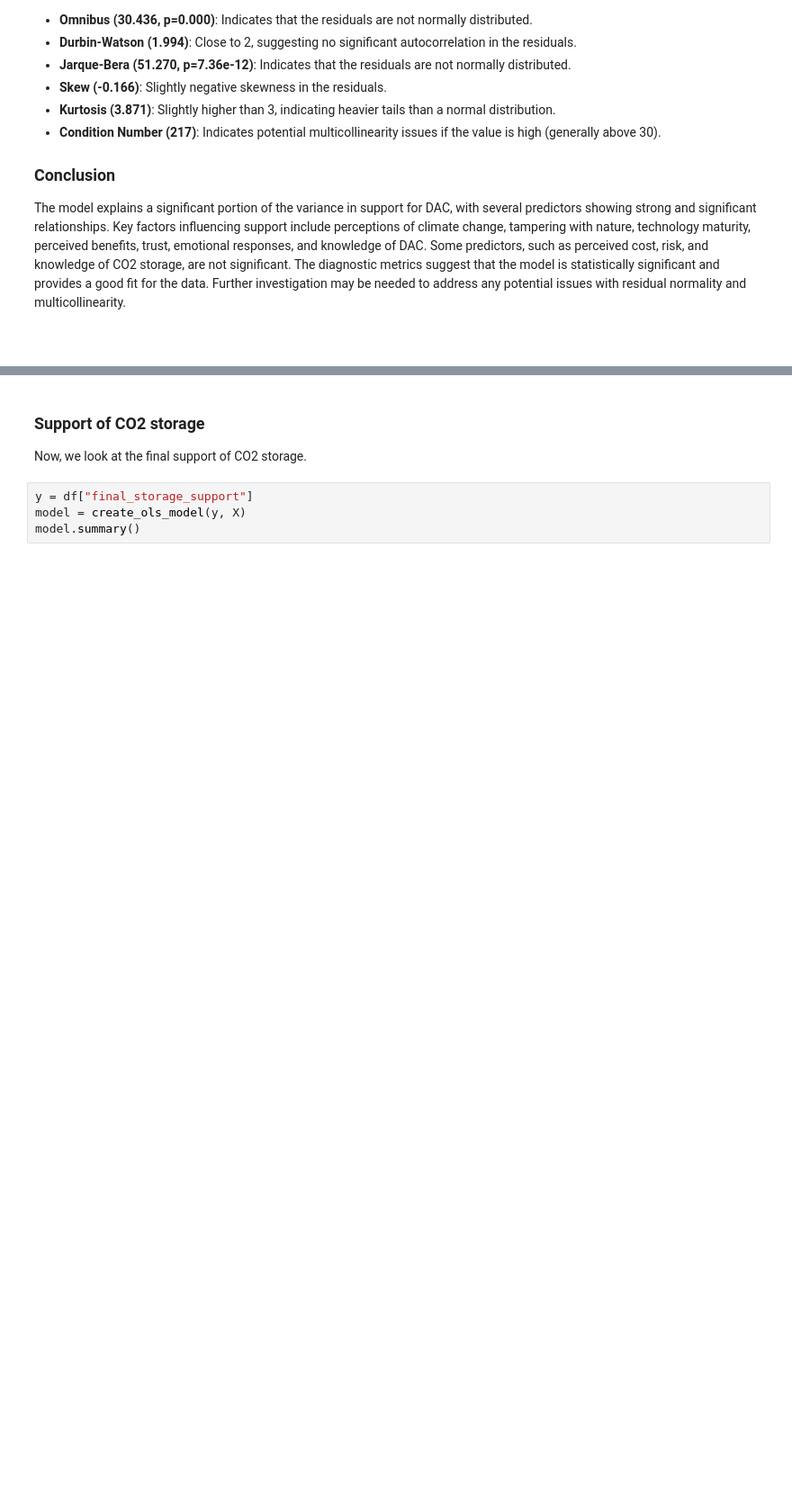
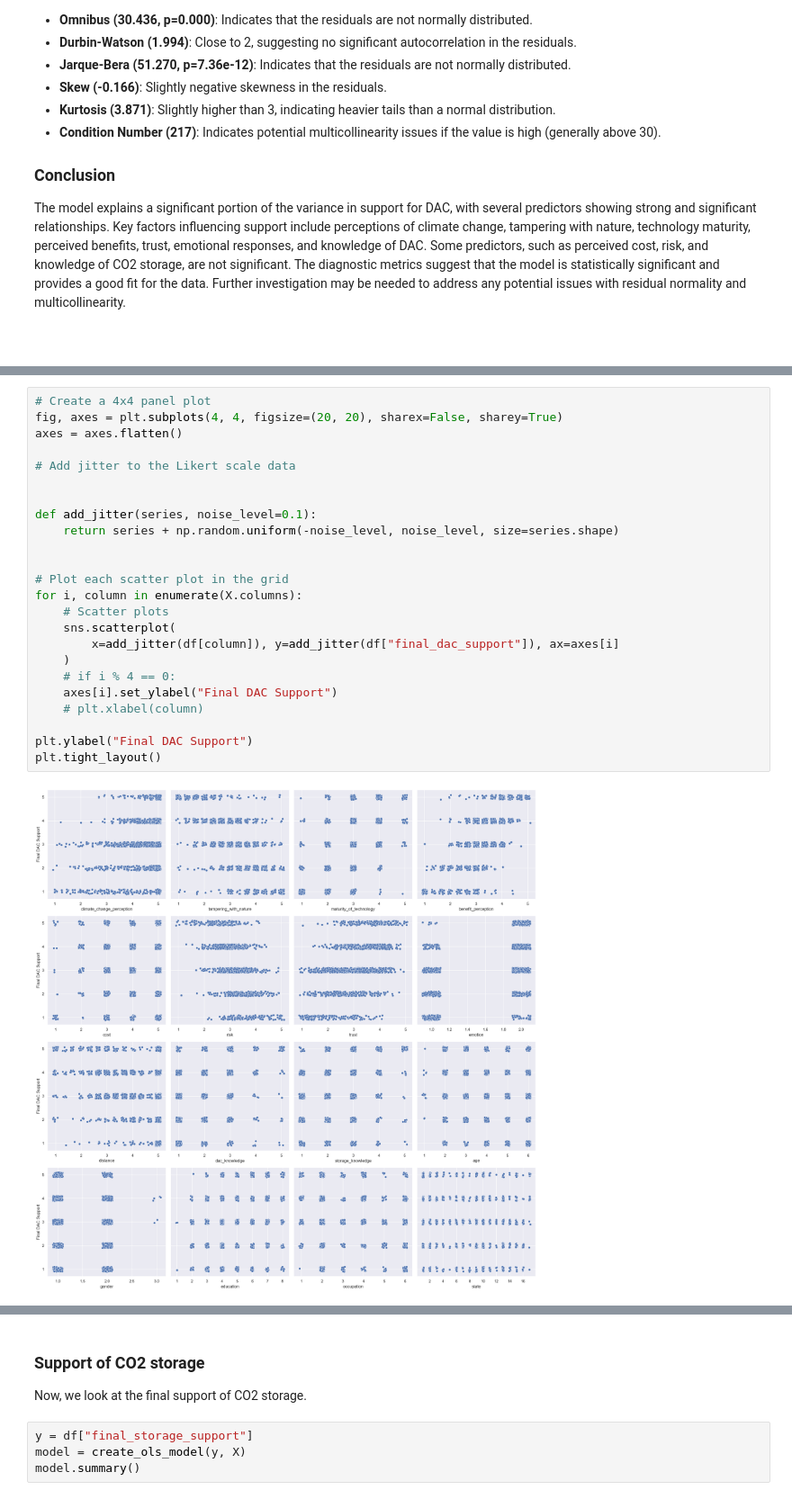
Before and after one commit to climate-service-center/dacstore, a Jupyter notebook: docs/model.ipynb, the cells around one changed output, grey strips where cells are left out. Shown at 90% size. Saved outputs shown, nothing was run; the diff lists cells and outputs as text; blank space fills up the shorter version.

```diff
--- a/docs/model.ipynb
+++ b/docs/model.ipynb
@@ -279,3 +285,29 @@ The model explains a significant portion of the variance in support for DAC, wit
+# %%
+# Create a 4x4 panel plot
+fig, axes = plt.subplots(4, 4, figsize=(20, 20), sharex=False, sharey=True)
+axes = axes.flatten()
+
+# Add jitter to the Likert scale data
+
+
+def add_jitter(series, noise_level=0.1):
+    return series + np.random.uniform(-noise_level, noise_level, size=series.shape)
+
+
+# Plot each scatter plot in the grid
+for i, column in enumerate(X.columns):
+    # Scatter plots
+    sns.scatterplot(
+        x=add_jitter(df[column]), y=add_jitter(df["final_dac_support"]), ax=axes[i]
+    )
+    # if i % 4 == 0:
+    axes[i].set_ylabel("Final DAC Support")
+    # plt.xlabel(column)
+
+plt.ylabel("Final DAC Support")
+plt.tight_layout()
+# %% [output]
+[figure, added]
 # %%
 # Extract residuals
 residuals = model.resid
```
Also changed, not shown: parts of 8 cells of this notebook.
